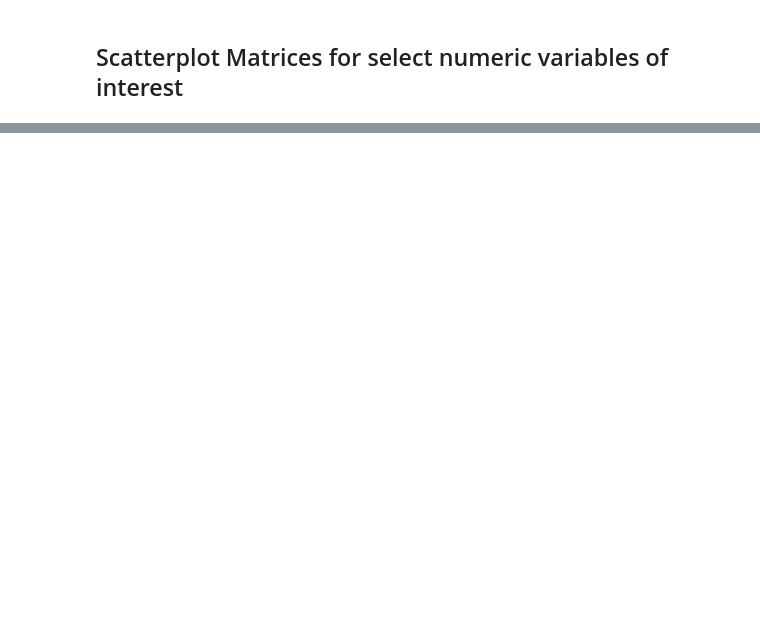
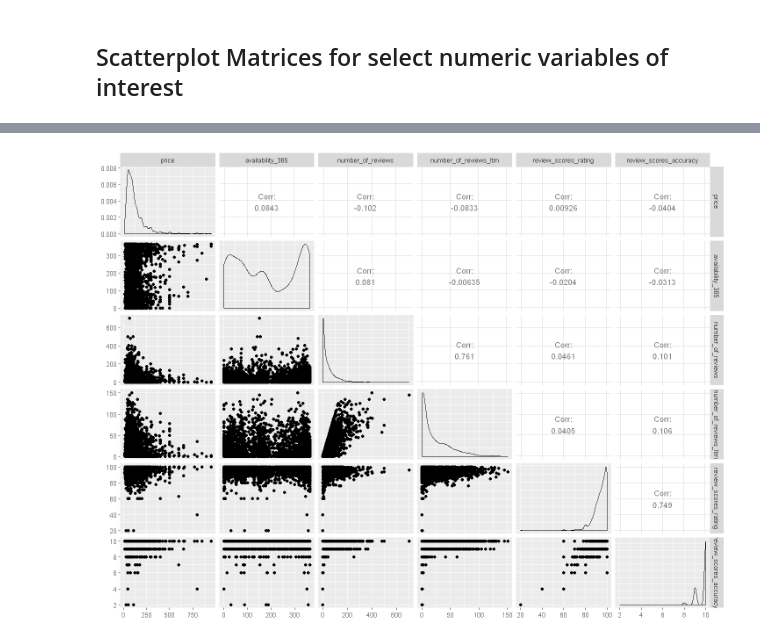
Before and after one commit to UBC-MDS/DSCI_522_Group313, a Jupyter notebook: src/EDA.ipynb, the cells around one changed output, grey strips where cells are left out. Drawn from its saved outputs; the diff is of its cells as text; code cells hidden in the pictures; blank space fills up the shorter version.

```diff
--- a/src/EDA.ipynb
+++ b/src/EDA.ipynb
@@ -146,0 +166,6 @@ Warning message:
+# %%
+numeric_subset4 %>%
+    ggpairs(na.rm = TRUE)%>%
+    print(progress = F)
+# %% [output]
+[figure, added]
```
Also changed, not shown: parts of 16 cells of this notebook.
